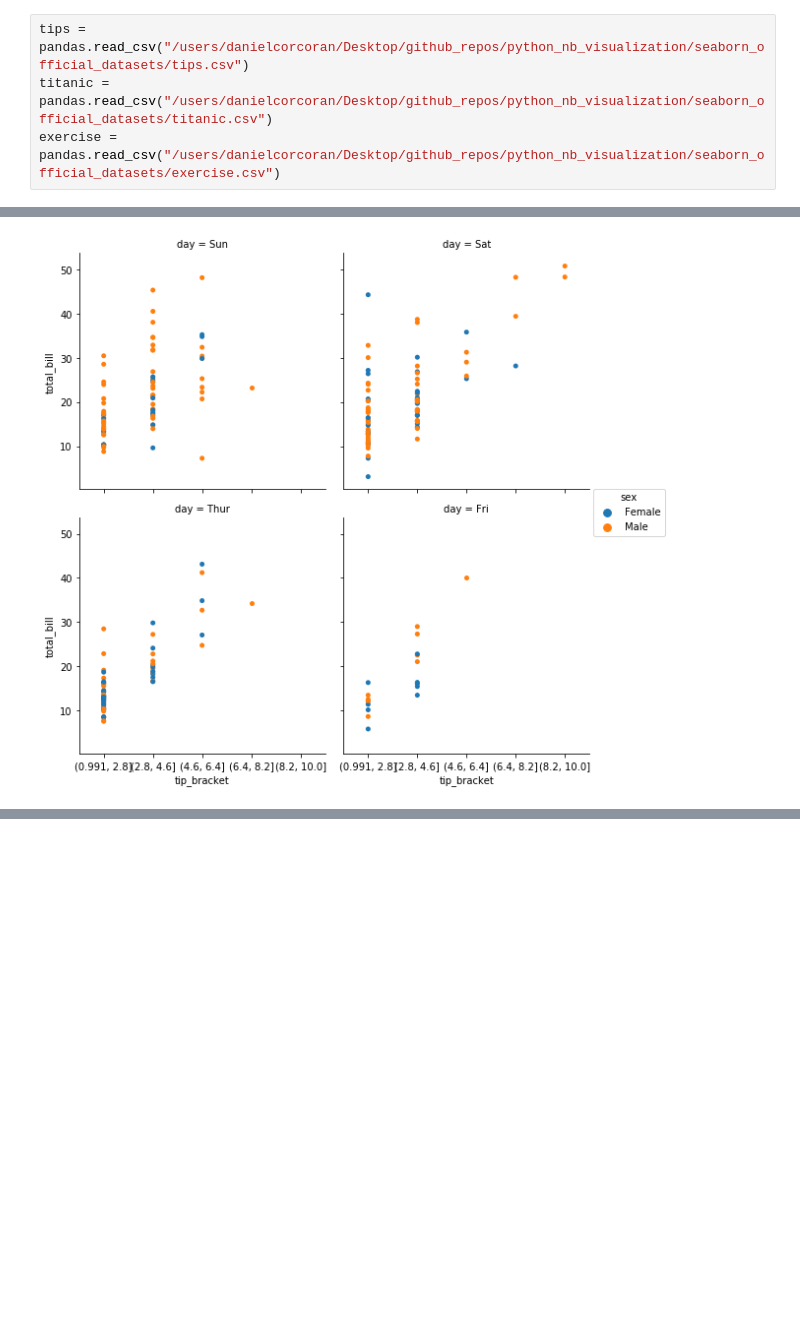
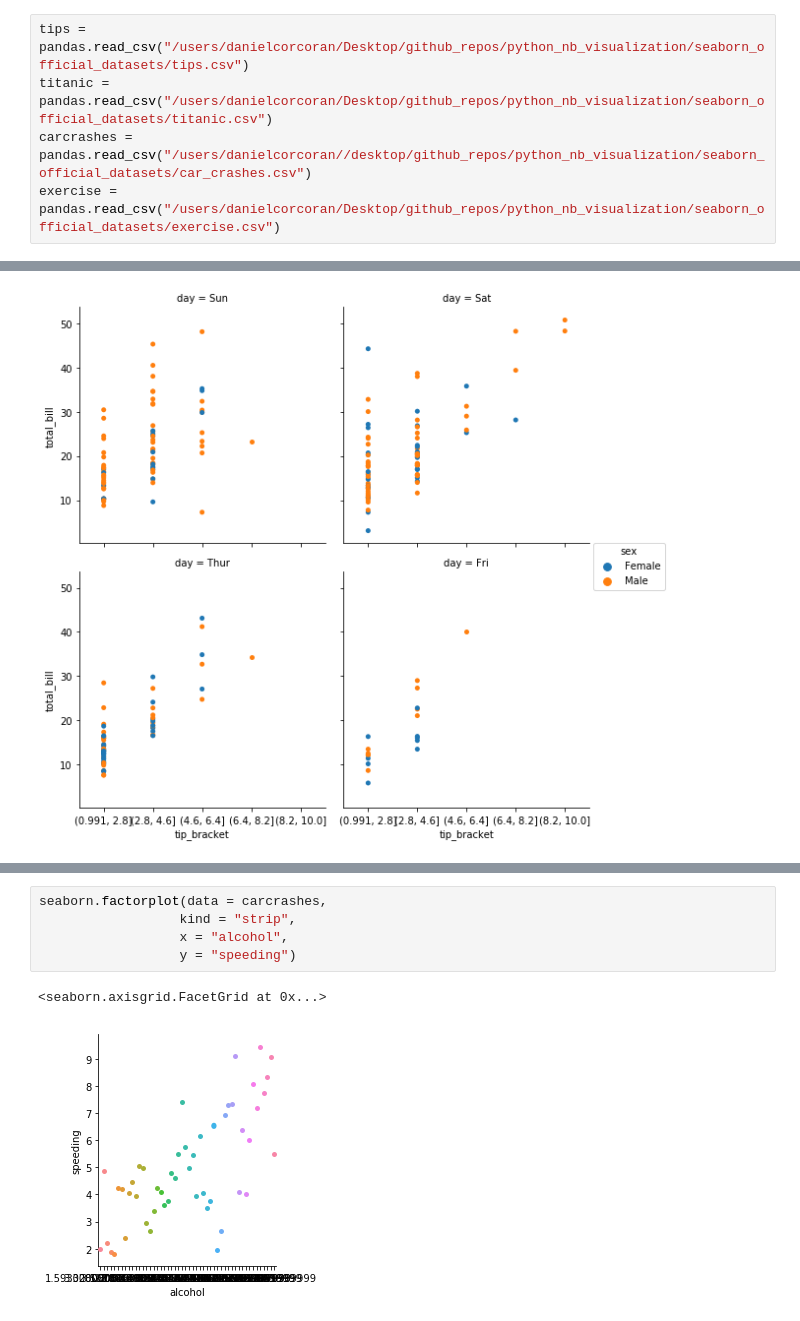
Before and after one commit to danielc92/python_nb_visualization, a Jupyter notebook: notebook_seaborn_factorplot.ipynb, the cells around one changed output, grey strips where cells are left out. Drawn from its saved outputs; the diff is of its cells as text; blank space fills up the shorter version.

```diff
--- a/notebook_seaborn_factorplot.ipynb
+++ b/notebook_seaborn_factorplot.ipynb
@@ -12,6 +12,7 @@ import pandas
 # %%
 tips = pandas.read_csv("/users/danielcorcoran/Desktop/github_repos/python_nb_visualization/seaborn_official_datasets/tips.csv")
 titanic = pandas.read_csv("/users/danielcorcoran/Desktop/github_repos/python_nb_visualization/seaborn_official_datasets/titanic.csv")
+carcrashes = pandas.read_csv("/users/danielcorcoran//desktop/github_repos/python_nb_visualization/seaborn_official_datasets/car_crashes.csv")
 exercise = pandas.read_csv("/users/danielcorcoran/Desktop/github_repos/python_nb_visualization/seaborn_official_datasets/exercise.csv")
 # %%
 tips.head()
@@ -168,0 +179,8 @@ seaborn.factorplot(data = tips,
+# %%
+seaborn.factorplot(data = carcrashes,
+                  kind = "strip",
+                  x = "alcohol",
+                  y = "speeding")
+# %% [output]
+<seaborn.axisgrid.FacetGrid at 0x...>
+[figure, added]
```
Also changed, not shown: parts of 3 cells of this notebook, 3 other files.
